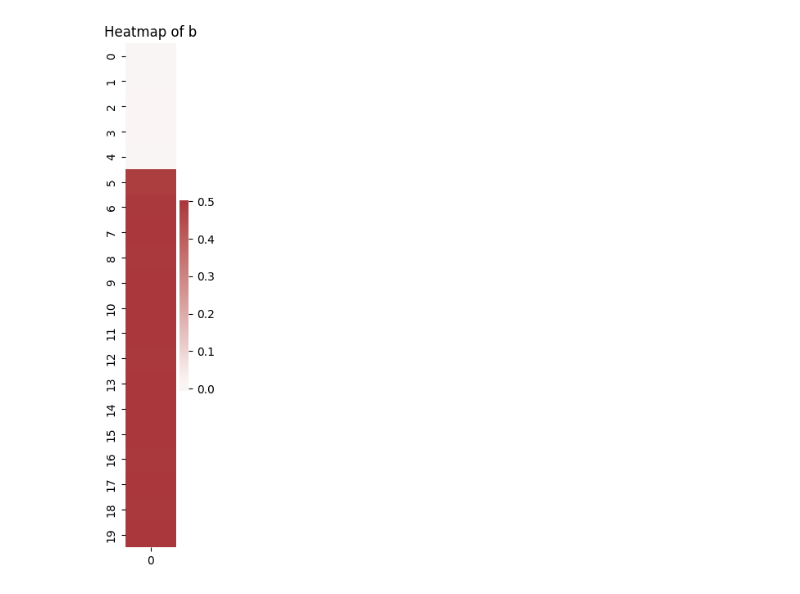
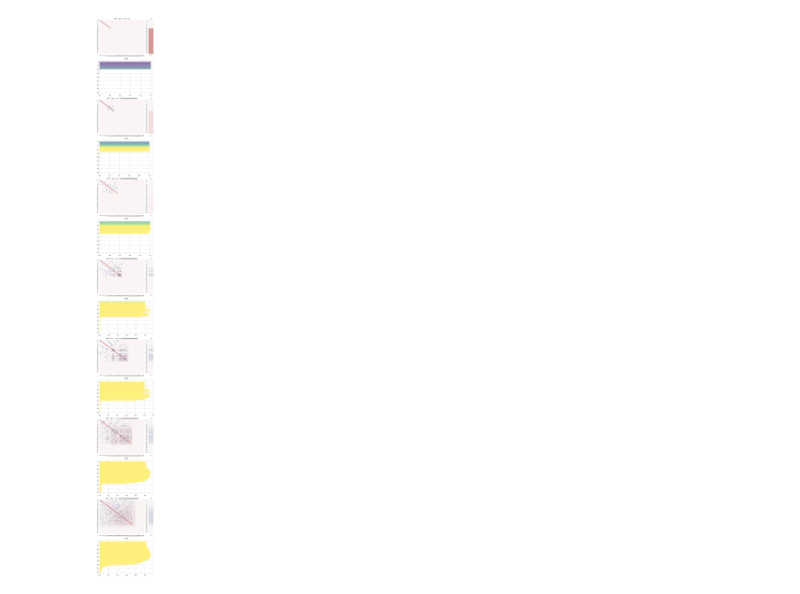
Before and after one commit to Jannoshh/superposition, a Jupyter notebook: superposition.ipynb, the cells around one changed output. Saved outputs shown, nothing was run; the diff lists cells and outputs as text; code cells hidden in the pictures.

Commit message:
basic results

```diff
--- a/superposition.ipynb
+++ b/superposition.ipynb
@@ -49,3 +35,6 @@ linear_model = LinearModel(num_features, hidden_dim)
+# %%
+linear_model = Model(n_features, hidden_dim, 1, linear=True)
+nonlinear_model = Model(n_features, hidden_dim, n_models, linear=False)
 # %%
 # Training parameters
 learning_rate = 1e-3
@@ -88,10 +66,49 @@ plt.show()
-# %%
-# Reshape the bias to make it 2-dimensional
-bias_2d = linear_model.b.detach().numpy().reshape(-1, 1)
-
-plt.figure(figsize=(1, 8))
-sns.heatmap(bias_2d, cmap='vlag', annot=False, center=0)
-plt.title("Heatmap of b")
-plt.show()
-# %% [output]
-[figure, removed]
+# %%
+def compute_projection_measure(W):
+    # Dot product of each feature with every other feature
+    dot_products = W.T @ W
+    # Zero out the diagonal
+    np.fill_diagonal(dot_products, 0)
+    # Square the results and sum along the columns
+    projection_measures = np.sum(dot_products ** 2, axis=1)
+    return projection_measures
+# %%
+import matplotlib.pyplot as plt
+import seaborn as sns
+import matplotlib.gridspec as gridspec
+
+# Create a new figure with custom gridspec
+fig = plt.figure(figsize=(6, 8 * n_models))
+gs = gridspec.GridSpec(14, 2, height_ratios=[1, 1] * n_models, width_ratios=[9, 1])
+cmap = plt.get_cmap('viridis')
+norm_color = plt.Normalize(clip=True)
+
+for model_index in range(n_models):
+    # Compute the matrix W^T * W, bias and norms for current model index
+    w, b = nonlinear_model.w.detach()[model_index], nonlinear_model.b.detach()[model_index]
+    matrix = w.t().mm(w).numpy()
+    bias_2d = b.numpy().reshape(-1, 1)
+    norm = np.linalg.norm(w.numpy(), axis=0)
+    projection_measure = compute_projection_measure(w.numpy())
+
+    # Matrix heatmap
+    ax0 = plt.subplot(gs[model_index*2, 0])
+    sns.heatmap(matrix, ax=ax0, cmap='vlag', annot=False, center=0, vmin=-1, vmax=1, cbar=False)
+    ax0.set_title(f"W^T * W,  1 - S = {1 - sparsity[model_index]}")
+
+    # Bias heatmap
+    ax1 = plt.subplot(gs[model_index*2, 1])
+    sns.heatmap(bias_2d, ax=ax1, cmap='vlag', annot=False, center=0, vmin=-1, vmax=1, cbar=False)
+    ax1.set_title("b")
+
+    # Norm heatmap
+    ax2 = plt.subplot(gs[model_index*2 + 1, :])
+    ax2.barh(range(len(norm)), norm, color=cmap(norm_color(projection_measure)), height=1)
+    ax2.set_title("||W||")
+    ax2.invert_yaxis()
+
+# Display the combined figure
+plt.tight_layout()
+plt.show()
+# %% [output]
+[figure, added]
```
Also changed, not shown: parts of 9 cells of this notebook.
